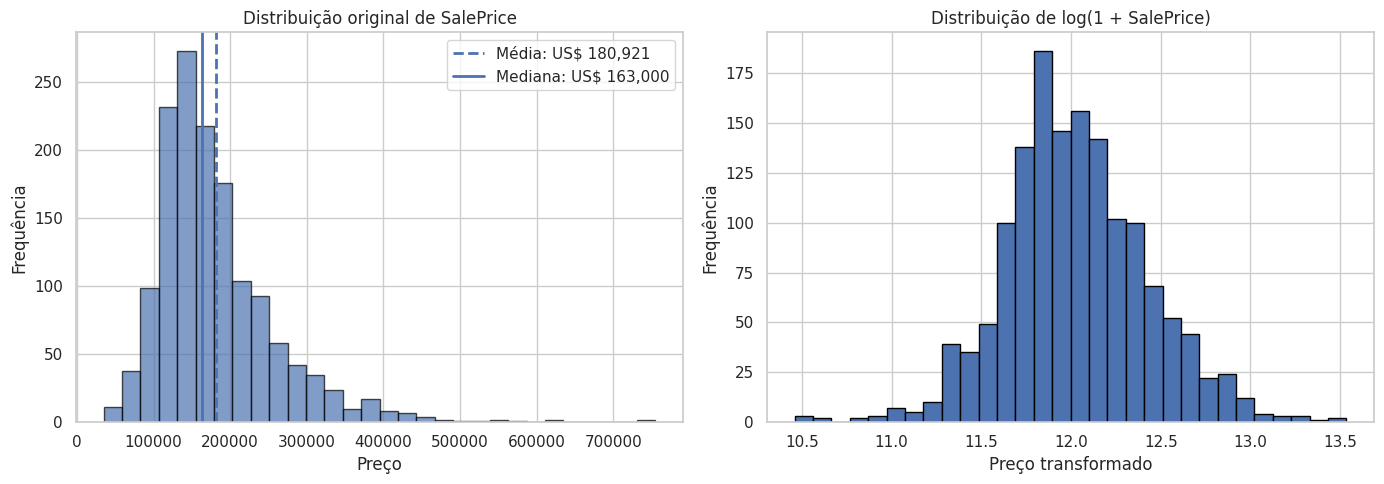
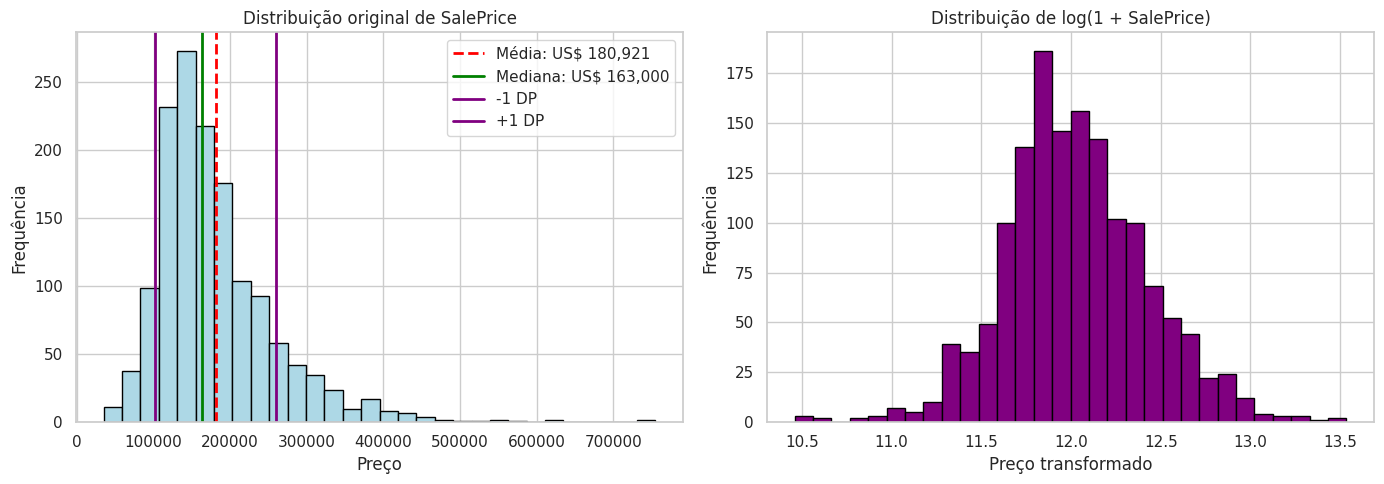
Unified diff of the notebook cell whose output changed from the first chart to the second:
--- before
+++ after
@@ -1,9 +1,12 @@
 media = train_df["SalePrice"].mean()
 mediana = train_df["SalePrice"].median()
+desvio = train_df["SalePrice"].std()
 
 fig, axes = plt.subplots(1,2,figsize=(14,5))
-axes[0].hist(train_df['SalePrice'], bins=30, edgecolor='black', alpha=0.7)
-axes[0].axvline(media, linestyle="--", linewidth=2, label=f"Média: US$ {media:,.0f}")
-axes[0].axvline(mediana, linestyle="-", linewidth=2, label=f"Mediana: US$ {mediana:,.0f}")
+axes[0].hist(train_df['SalePrice'], bins=30, edgecolor='black', color='lightblue')
+axes[0].axvline(media, color='red', linestyle="--",  linewidth=2, label=f"Média: US$ {media:,.0f}")
+axes[0].axvline(mediana, color='green', linestyle="-", linewidth=2, label=f"Mediana: US$ {mediana:,.0f}")
+axes[0].axvline(media-desvio, color='purple', linestyle='-', linewidth=2, label='-1 DP')
+axes[0].axvline(media+desvio, color='purple', linestyle='-', linewidth=2, label='+1 DP')
 axes[0].set_title('Distribuição original de SalePrice')
 axes[0].set_xlabel('Preço')
@@ -12,5 +15,5 @@
 
 
-axes[1].hist(np.log1p(train_df['SalePrice']), bins=30, edgecolor='black')
+axes[1].hist(np.log1p(train_df['SalePrice']), bins=30, edgecolor='black', color='purple')
 axes[1].set_title('Distribuição de log(1 + SalePrice)')
 axes[1].set_xlabel('Preço transformado')

Commit: Revisando o desvio padrao